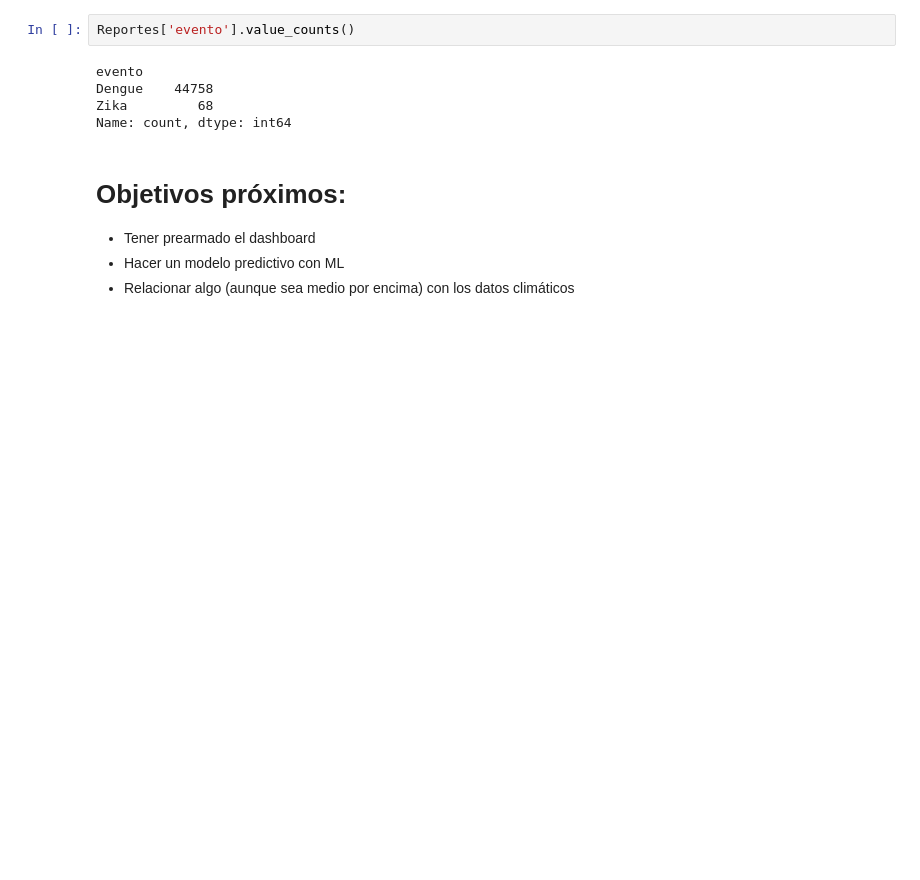
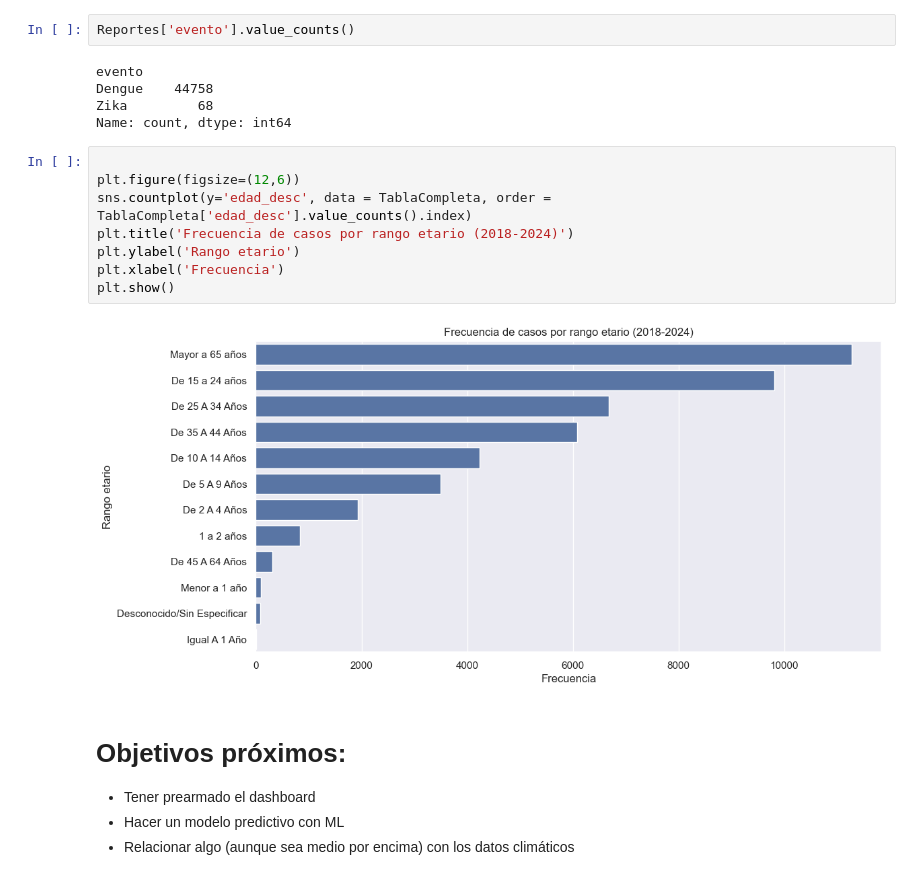
Before and after one commit to Valnir17/Dengue-y-Zika-Argentina, a Jupyter notebook: Manipulación de Tablas.ipynb, the cells around one changed output. Drawn from its saved outputs; the diff is of its cells as text; blank space fills up the shorter version.

Commit message:
frecuencia por edad

```diff
--- a/Manipulación de Tablas.ipynb
+++ b/Manipulación de Tablas.ipynb
@@ -757,6 +757,16 @@ evento
 Dengue    44758
 Zika         68
 Name: count, dtype: int64
+# %%
+
+plt.figure(figsize=(12,6))
+sns.countplot(y='edad_desc', data = TablaCompleta, order = TablaCompleta['edad_desc'].value_counts().index)
+plt.title('Frecuencia de casos por rango etario (2018-2024)')
+plt.ylabel('Rango etario')
+plt.xlabel('Frecuencia')
+plt.show()
+# %% [output]
+[figure, added]
 # %% [markdown]
 # Objetivos próximos:
 
```
Also changed, not shown: parts of 5 cells of this notebook, 1 other file.
